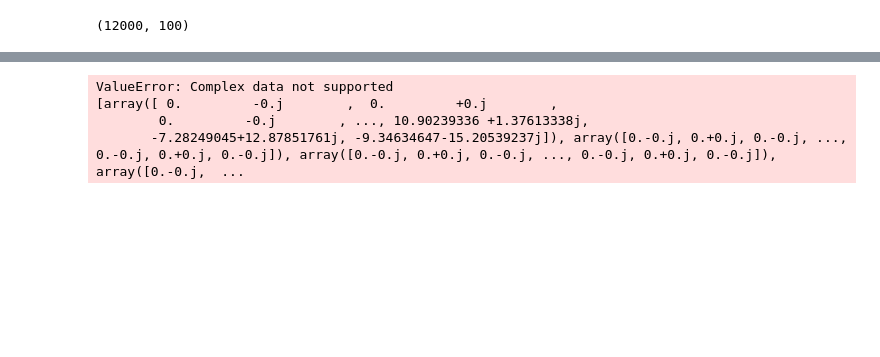
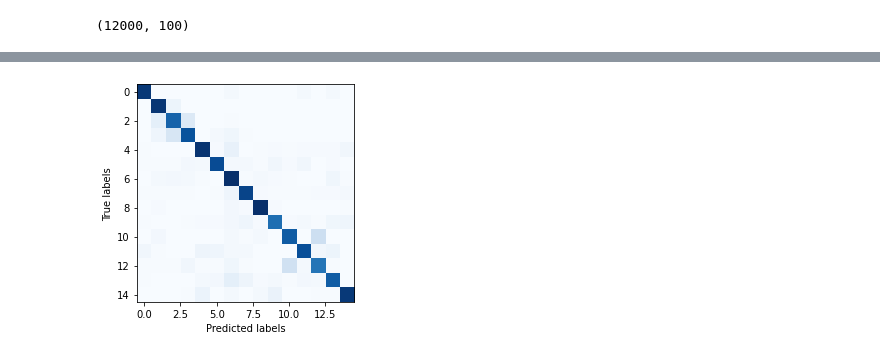
Before and after one commit to ericbrouwer0/MachineLearning-2022, a Jupyter notebook: PCA_SVM.ipynb, the cells around one changed output, grey strips where cells are left out. Drawn from its saved outputs; the diff is of its cells as text; code cells hidden in the pictures; blank space fills up the shorter version.

```diff
--- a/PCA_SVM.ipynb
+++ b/PCA_SVM.ipynb
@@ -99,7 +94,8 @@ X_fft = fourier_transform(X)
-# %%
-X_fft_pca = perform_pca(X_fft, n_components=100)
-# %% [output]
-ValueError: Complex data not supported
-[array([ 0.         -0.j        ,  0.         +0.j        ,
-        0.         -0.j        , ..., 10.90239336 +1.37613338j,
-       -7.28249045+12.87851761j, -9.34634647-15.20539237j]), array([0.-0.j, 0.+0.j, 0.-0.j, ..., 0.-0.j, 0.+0.j, 0.-0.j]), array([0.-0.j, 0.+0.j, 0.-0.j, ..., 0.-0.j, 0.+0.j, 0.-0.j]), array([0.-0.j,  ...
+# %%
+conf_matrix = confusion_matrix(y_test, y_pred)
+plt.imshow(conf_matrix, cmap='Blues')
+plt.xlabel('Predicted labels')
+plt.ylabel('True labels')
+plt.show()
+# %% [output]
+[figure, added]
```
Also changed, not shown: parts of 4 cells of this notebook.
